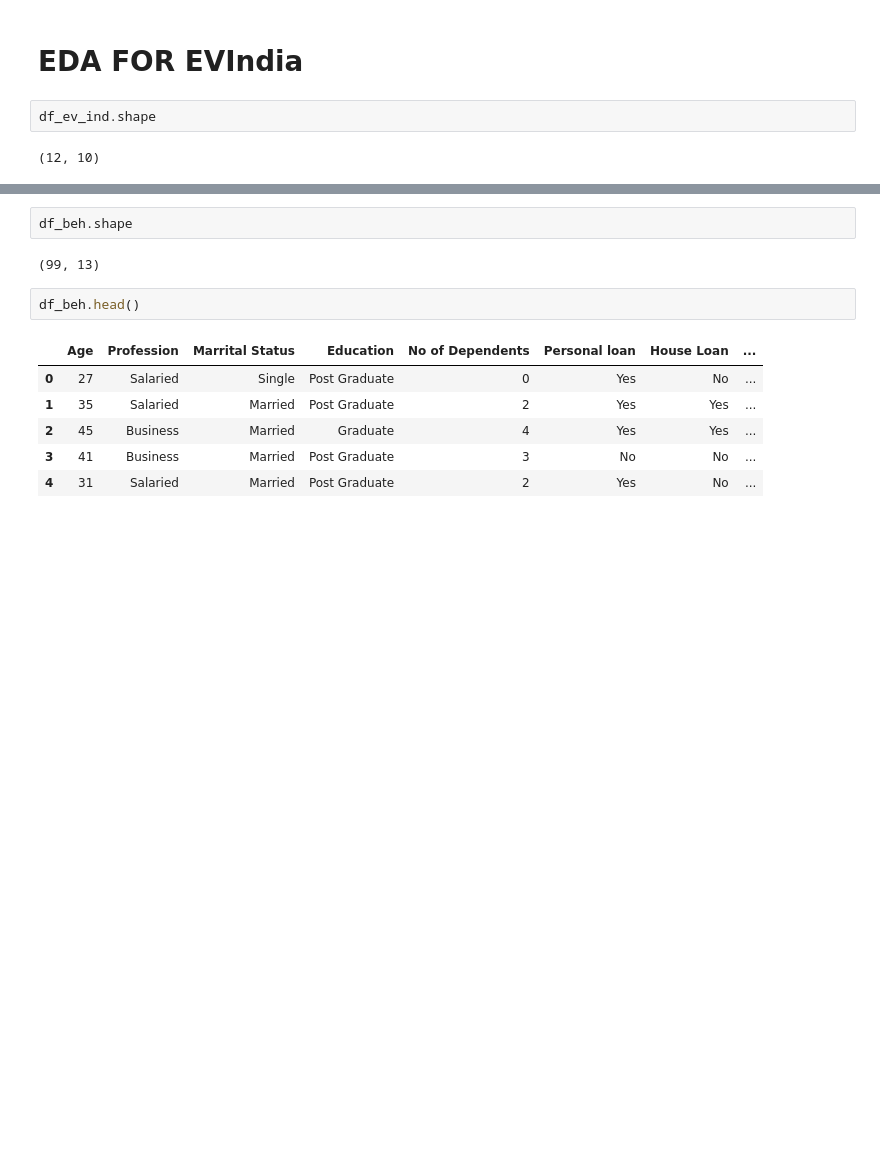
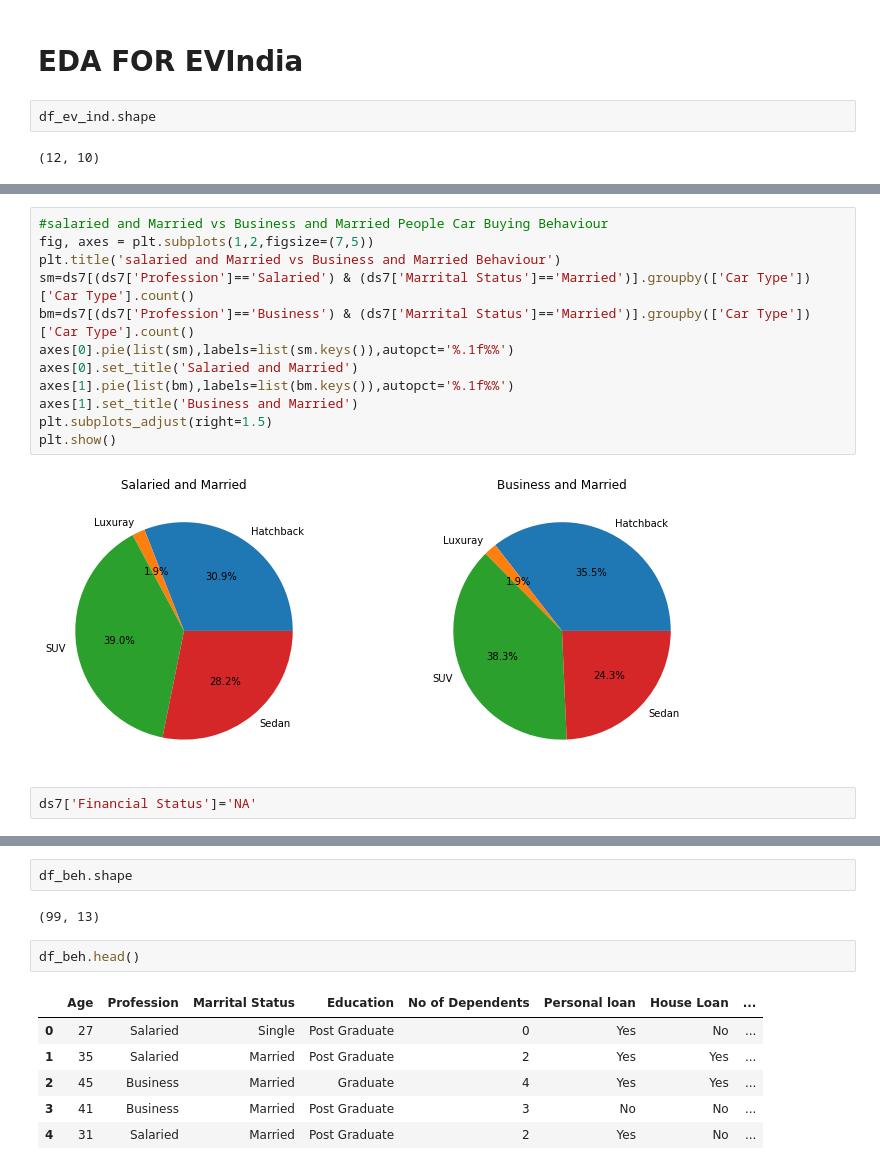
Before and after one commit to VarunIyengar/Team-Varun-Project-2, a Jupyter notebook: Jai.ipynb, the cells around one changed output, grey strips where cells are left out. Cells and saved outputs as stored; diff of their text form; blank space fills up the shorter version.

```diff
--- a/Jai.ipynb
+++ b/Jai.ipynb
@@ -226,0 +336,16 @@ df_ev_ind.head(10)
+# %%
+#salaried and Married vs Business and Married People Car Buying Behaviour
+fig, axes = plt.subplots(1,2,figsize=(7,5))
+plt.title('salaried and Married vs Business and Married Behaviour')
+sm=ds7[(ds7['Profession']=='Salaried') & (ds7['Marrital Status']=='Married')].groupby(['Car Type'])['Car Type'].count()
+bm=ds7[(ds7['Profession']=='Business') & (ds7['Marrital Status']=='Married')].groupby(['Car Type'])['Car Type'].count()
+axes[0].pie(list(sm),labels=list(sm.keys()),autopct='%.1f%%')
+axes[0].set_title('Salaried and Married')
+axes[1].pie(list(bm),labels=list(bm.keys()),autopct='%.1f%%')
+axes[1].set_title('Business and Married')
+plt.subplots_adjust(right=1.5)
+plt.show()
+# %% [output]
+[figure, added]
+# %%
+ds7['Financial Status']='NA'
```
Also changed, not shown: parts of 52 cells of this notebook.
